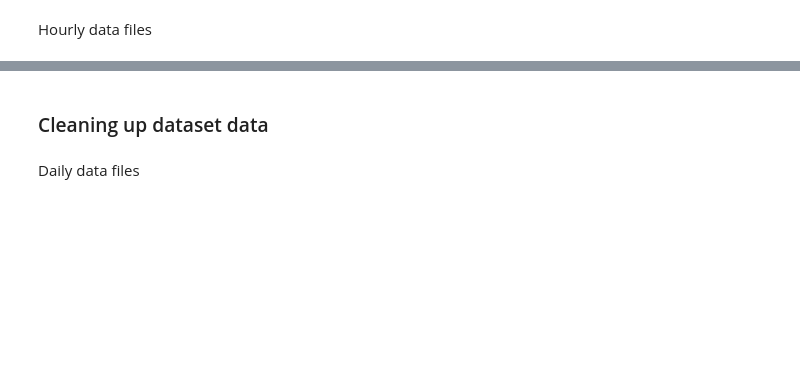
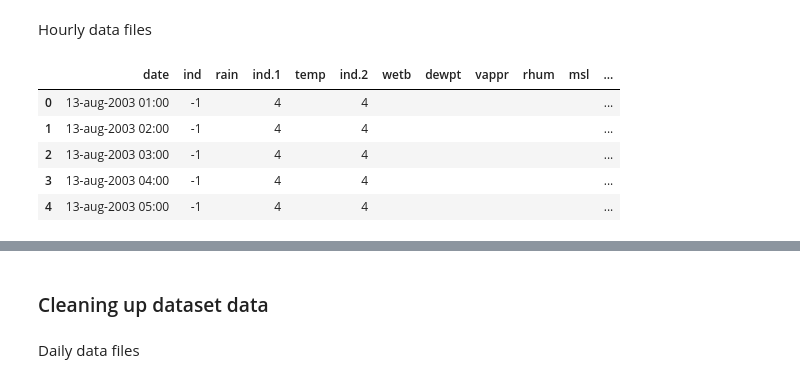
Before and after one commit to vanelyraa/programming-for-data-analytics, a Jupyter notebook: project/project.ipynb, the cells around one changed output, grey strips where cells are left out. Saved outputs shown, nothing was run; the diff lists cells and outputs as text; code cells hidden in the pictures; blank space fills up the shorter version.

```diff
--- a/project/project.ipynb
+++ b/project/project.ipynb
@@ -71,9 +116,12 @@ for key in ["mace_hly", "ballyhaise_hly", "gurteen_hly", "mtdillon_hly"]:
 for key in ["malin_hly", "knock_hly"]:
     df_weather_hly[key] = pd.read_csv(weather_hly_files[key], skiprows=23,low_memory=False)
 # %%
-# Printing head for reference
-# print(df_mace.head())
-
-# Print headers for reference
-#headers = df.columns.tolist()
-# headers
+# Displaying first 5 rows of data for reference
+df_weather_hly["mace_hly"].head()
+# %% [output]
+|  | date | ind | rain | ind.1 | temp | ind.2 | wetb | dewpt | vappr | rhum | msl | ... |
+| 0 | 13-aug-2003 01:00 | -1 |  | 4 |  | 4 |  |  |  |  |  | ... |
+| 1 | 13-aug-2003 02:00 | -1 |  | 4 |  | 4 |  |  |  |  |  | ... |
+| 2 | 13-aug-2003 03:00 | -1 |  | 4 |  | 4 |  |  |  |  |  | ... |
+| 3 | 13-aug-2003 04:00 | -1 |  | 4 |  | 4 |  |  |  |  |  | ... |
+| 4 | 13-aug-2003 05:00 | -1 |  | 4 |  | 4 |  |  |  |  |  | ... |
```
Also changed, not shown: parts of 28 cells of this notebook, 2 other files.
